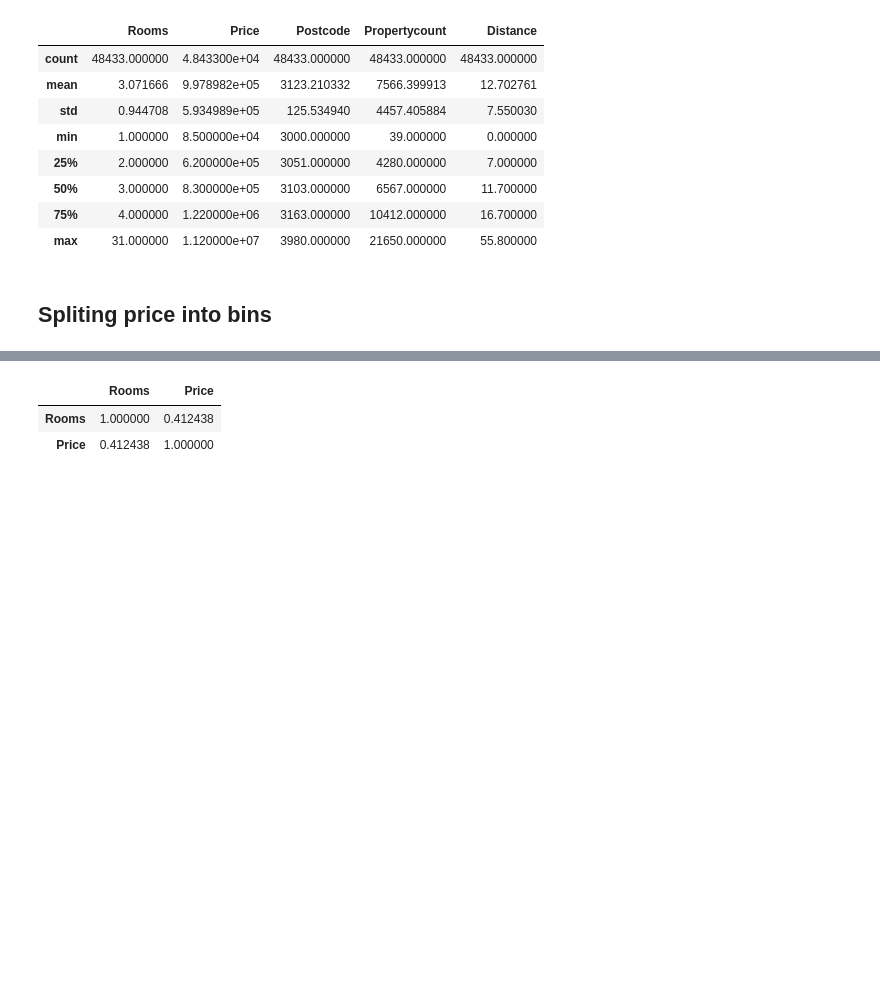
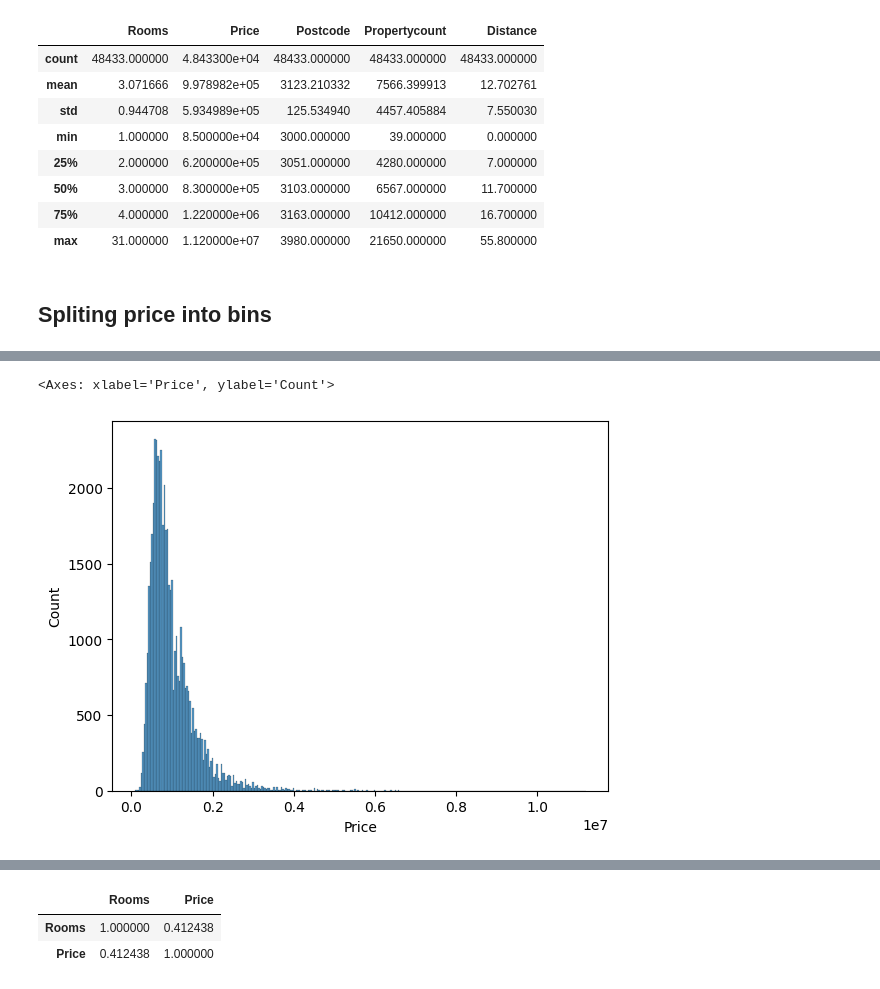
Before and after one commit to sakosha/data-prep-assignment1, a Jupyter notebook: notebooks/Untitled.ipynb, the cells around one changed output, grey strips where cells are left out. Drawn from its saved outputs; the diff is of its cells as text; code cells hidden in the pictures; blank space fills up the shorter version.

```diff
--- a/notebooks/Untitled.ipynb
+++ b/notebooks/Untitled.ipynb
@@ -120,0 +128,5 @@ sns.histplot(x=housing['PriceRange'], palette='Set2')
+# %%
+sns.histplot(housing['Price'], kde=False, bins=300)
+# %% [output]
+<Axes: xlabel='Price', ylabel='Count'>
+[figure, added]
```
Also changed, not shown: parts of 28 cells of this notebook.
